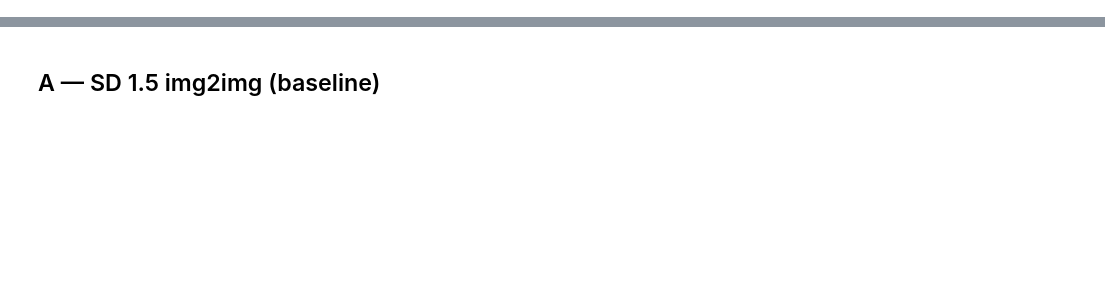
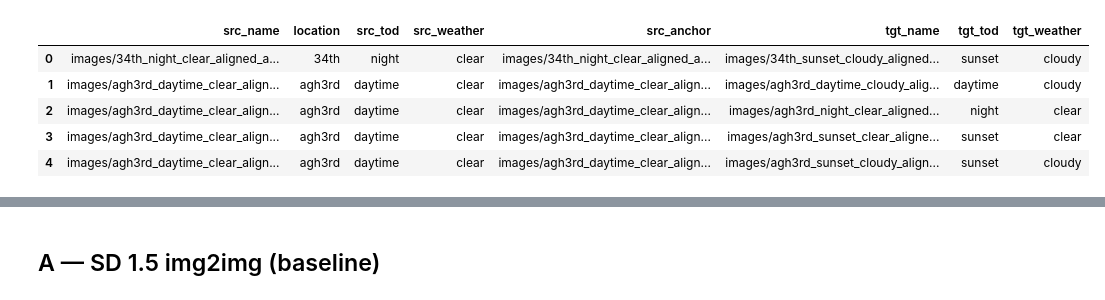
Before and after one commit to gabeweng/image-style-transfer, a Jupyter notebook: notebooks/02_inference.ipynb, the cells around one changed output, grey strips where cells are left out. Drawn from its saved outputs; the diff is of its cells as text; code cells hidden in the pictures; blank space fills up the shorter version.

Commit message:
Lowkey just made a bunch of decently big changes

```diff
--- a/notebooks/02_inference.ipynb
+++ b/notebooks/02_inference.ipynb
@@ -33,7 +37,8 @@ else:
     CONTROLNET_DIR = f'{BASE}/checkpoints/controlnet'
 
 EVAL_CSV    = f'{BASE}/lpips_eval_set.csv'
-ALIGNED_DIR = f'{BASE}/aligned'
+MANIFEST_CSV = f"{BASE}/manifest.csv"
+ALIGNED_DIR = f'{BASE}/hf_dataset'
 CONTROLNET_SOURCE = CONTROLNET_DIR if os.path.exists(CONTROLNET_DIR) else 'lllyasviel/sd-controlnet-canny'
 print(f'ControlNet source: {CONTROLNET_SOURCE}')
 
@@ -57,3 +64,97 @@ NEGATIVE = 'blurry, distorted, cartoon, painting, unrealistic, low quality'
+# %%
+# Construct our evaluation dataframe from "manifest.csv"
+# Mimics the structure of lpips_eval_set.csv
+import pandas as pd
+from itertools import combinations
+from pathlib import Path
+
+MANIFEST_CSV_PATH = f"{BASE}/manifest.csv"
+
+# Only keep ones that we've approved
+mani_df = pd.read_csv(MANIFEST_CSV)
+mani_df = mani_df[mani_df["status"] == "kept"]
+
+# Read metadata as this has more consistent image paths
+meta_df = pd.read_csv(os.path.join(ALIGNED_DIR, "metadata.csv"))
+mani_df = mani_df.drop(columns=["caption"])
+
+meta_df["fname"] = meta_df["file_name"].apply(lambda x: Path(x).name)
+
+# HACK: manually added _aligned.jpg to end of file name
+mani_df["fname"] = mani_df["file_name"].apply(lambda x: Path(x).stem) + "_aligned.jpg"
+
+# Drop this file_name column, it's kinda inconsistent, prefer the metadata.csv file names
+mani_df = mani_df.drop(columns=["file_name"])
+
+# Merge to get the columns of manifest.csv with consistent file names of metadata.csv
+mani_df = mani_df.merge(meta_df, on=["fname","location","time_of_day","weather","is_synthetic","split"], how="inner")
+mani_df["anchor_file"] = "images/" + mani_df["anchor_file"].apply(lambda x: Path(x).stem) + "_aligned_aligned.jpg"
+
+# Only keep reocrds in which the anchor name exists
+mani_df = mani_df[mani_df["anchor_file"].isin(mani_df["file_name"])]
+
+
+# Schema of eval_df
+eval_df = {
+    "src_name": [],
+    "location": [],
+    "src_tod": [],
+    "src_weather": [],
+
+    "src_anchor": [],
+
+    "tgt_name": [],
+    "tgt_tod": [],
+    "tgt_weather": [],
+}
+
+# Go through and construct dat thing
+for location in mani_df["location"].unique():
+    loc_df = mani_df[mani_df["location"] == location]
+    num_photos = len(loc_df)
+
+
+    if num_photos == 1:
+        # Just pair the data with itself
+        eval_df["src_name"].append(loc_df["file_name"].iloc[0])
+        eval_df["tgt_name"].append(loc_df["file_name"].iloc[0])
+
+
+        eval_df["src_weather"].append(loc_df["weather"].iloc[0])
+        eval_df["tgt_weather"].append(loc_df["weather"].iloc[0])
+
+        eval_df["src_tod"].append(loc_df["time_of_day"].iloc[0])
+        eval_df["tgt_tod"].append(loc_df["time_of_day"].iloc[0])
+
+        eval_df["src_anchor"].append(loc_df["anchor_file"].iloc[0])
+        eval_df["location"].append(location)
+    else:
+        # For all pairings of conditions, generate a
+        # row going from one condition to another
+        all_pairs = combinations(list(range(num_photos)), 2)
+
+        for idx1, idx2 in all_pairs:
+            eval_df["src_name"].append(loc_df["file_name"].iloc[idx1])
+            eval_df["tgt_name"].append(loc_df["file_name"].iloc[idx2])
+
+            eval_df["src_weather"].append(loc_df["weather"].iloc[idx1])
+            eval_df["tgt_weather"].append(loc_df["weather"].iloc[idx2])
+
+            eval_df["src_tod"].append(loc_df["time_of_day"].iloc[idx1])
+            eval_df["tgt_tod"].append(loc_df["time_of_day"].iloc[idx2])
+            eval_df["location"].append(location)
+            eval_df["src_anchor"].append(loc_df["anchor_file"].iloc[idx1])
+
+
+eval_df = pd.DataFrame(eval_df)
+eval_df.head()
+# %% [output]
+|  | src_name | location | src_tod | src_weather | src_anchor | tgt_name | tgt_tod | tgt_weather |
+| 0 | images/34th_night_clear_aligned_a... | 34th | night | clear | images/34th_night_clear_aligned_a... | images/34th_sunset_cloudy_aligned... | sunset | cloudy |
+| 1 | images/agh3rd_daytime_clear_align... | agh3rd | daytime | clear | images/agh3rd_daytime_clear_align... | images/agh3rd_daytime_cloudy_alig... | daytime | cloudy |
+| 2 | images/agh3rd_daytime_clear_align... | agh3rd | daytime | clear | images/agh3rd_daytime_clear_align... | images/agh3rd_night_clear_aligned... | night | clear |
+| 3 | images/agh3rd_daytime_clear_align... | agh3rd | daytime | clear | images/agh3rd_daytime_clear_align... | images/agh3rd_sunset_clear_aligne... | sunset | clear |
+| 4 | images/agh3rd_daytime_clear_align... | agh3rd | daytime | clear | images/agh3rd_daytime_clear_align... | images/agh3rd_sunset_cloudy_align... | sunset | cloudy |
 # %%
 import gc, os
 import cv2
```
Also changed, not shown: parts of 6 cells of this notebook, 4 other files.
